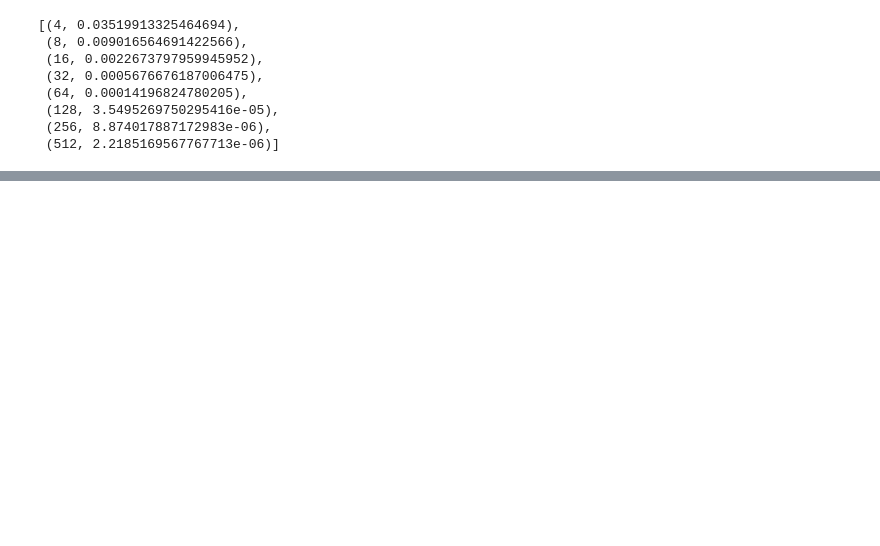
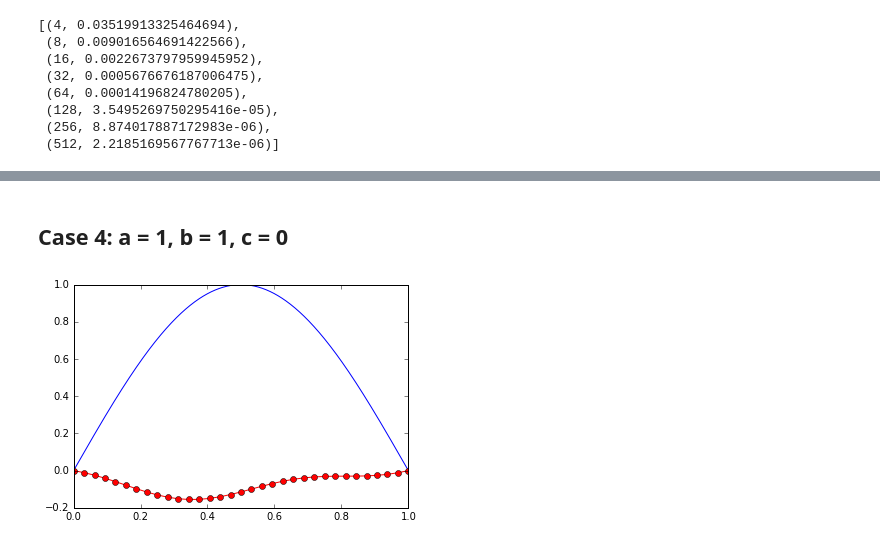
Before and after one commit to alcarney/polynomial_chaos, a Jupyter notebook: src/one_d_deterministic.ipynb, the cells around one changed output, grey strips where cells are left out. Drawn from its saved outputs; the diff is of its cells as text; code cells hidden in the pictures; blank space fills up the shorter version.

```diff
--- a/src/one_d_deterministic.ipynb
+++ b/src/one_d_deterministic.ipynb
@@ -50,0 +113,14 @@ errors
+# %% [markdown]
+## Case 4: a = 1, b = 1, c = 0
+# %%
+a, b, c = 1, 1, 0
+
+def u(x):
+    return sin(pi*x)
+
+def f(x):
+    return (pi**2)*sin(pi*x) + pi*cos(pi*x)
+
+errors, p = do_fem(f, a, b, c)
+# %% [output]
+[figure, added]
```
Also changed, not shown: parts of 11 cells of this notebook, 2 other files.
